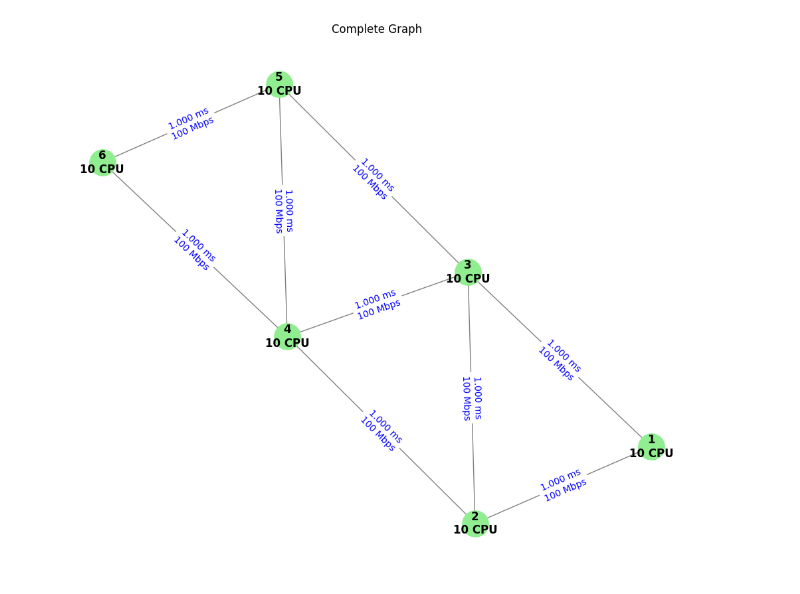
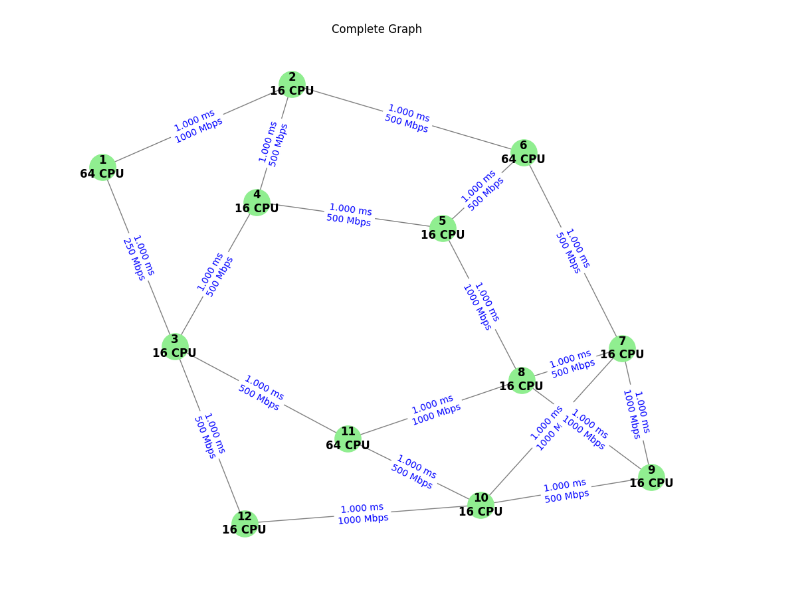
Before and after one commit to ceciliadesousaluzalmeida/5g-slicing-energy-effiiciency, a Jupyter notebook: simulator/milp.ipynb, the cells around one changed output. Cells and saved outputs as stored; diff of their text form; code cells hidden in the pictures.

```diff
--- a/simulator/milp.ipynb
+++ b/simulator/milp.ipynb
@@ -1,17 +1,17 @@
 # %%
-from topology import topology_bayern, draw_graph
+from topology import topology_bayern, draw_graph, topologie_finlande
 from generate_slices import generate_random_slices
 from milp.topology_to_instance import build_instance_from_topology
-from milp.solver_pulp import solve_pulp      # <-- agora usamos pulp
-from milp.adapter import MILPResultAdapterCBC
+from milp.solver_gurobi import solve_gurobi      # <-- agora usamos pulp
+from milp.adapter import MILPResultAdapterGurobi
 
 import pandas as pd
 
 # === Topology ===
-G = topology_bayern()
+G = topologie_finlande()
 draw_graph(G)
 # %% [output]
-[figure, old version]
+[figure, new version]
 # %%
 
 # === Generate slices ===
```
Also changed, not shown: parts of 20 cells of this notebook, 7 other files.
